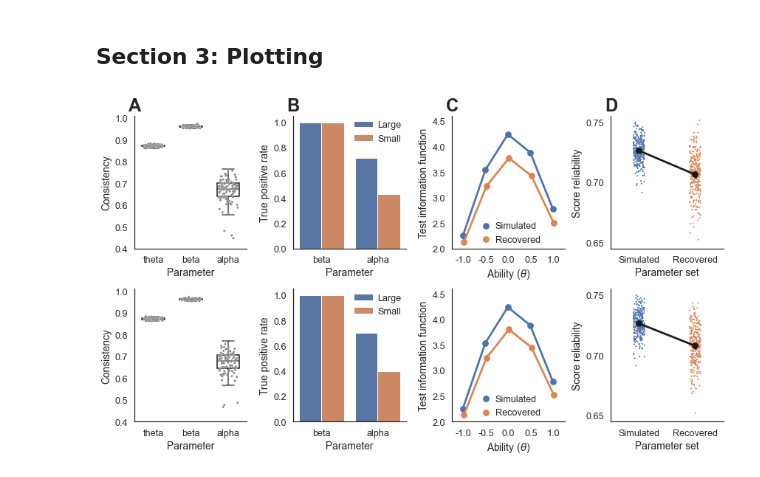
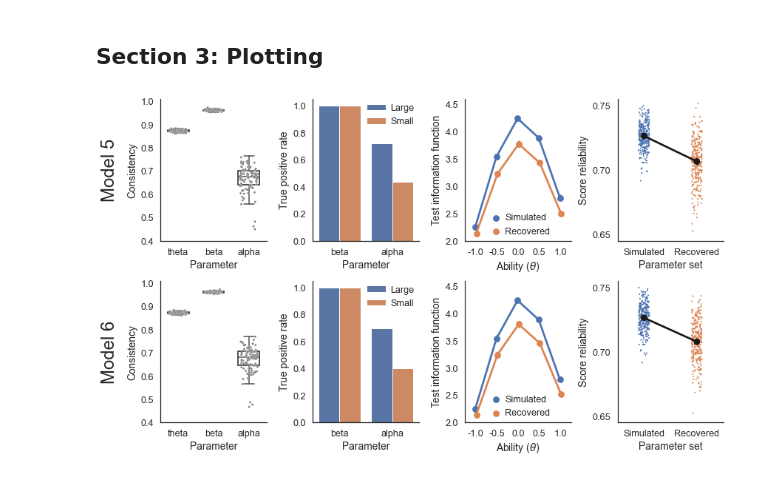
Before and after one commit to ndawlab/mars-irt, a Jupyter notebook: 02_Design/recovery.ipynb, the cells around one changed output. Cells and saved outputs as stored; diff of their text form; code cells hidden in the pictures.

Commit message:
updated supp figure

```diff
--- a/02_Design/recovery.ipynb
+++ b/02_Design/recovery.ipynb
@@ -163,8 +163,8 @@ for i, model in enumerate(['3pl_m2', '3pl_m3']):
     ax.set(xlabel='Parameter', ylabel='Consistency', ylim=(0.4,1.01))
 
     ## Add annotation.
-    if not i: ax.annotate('A', (0,0), annot_pos, 'axes fraction', va='bottom', ha=annot_ha,
-                          fontsize=annot_fs, fontweight='bold')
+    ax.annotate(f'Model {i+5}', (0,0), (-0.4,0.5), 'axes fraction', rotation=90,
+                fontsize=24, va='center', ha='right')
 
     #~~~~~~~~~~~~~~~~~~~~~~~~~~~~~~~~~~~~~~~~~~#
     ### Column #2: Contrast TPR.
@@ -181,10 +181,6 @@ for i, model in enumerate(['3pl_m2', '3pl_m3']):
     ax.set(xticklabels=['beta','alpha'], xlabel='Parameter', ylabel='True positive rate')
     ax.legend(loc=1, frameon=False, borderpad=0, handletextpad=0.5)
 
-    ## Add annotation.
-    if not i: ax.annotate('B', (0,0), annot_pos, 'axes fraction', va='bottom', ha=annot_ha,
-                          fontsize=annot_fs, fontweight='bold')
-
     #~~~~~~~~~~~~~~~~~~~~~~~~~~~~~~~~~~~~~~~~~~#
     ### Column #3: TIF.
     #~~~~~~~~~~~~~~~~~~~~~~~~~~~~~~~~~~~~~~~~~~#
@@ -195,39 +191,32 @@ for i, model in enumerate(['3pl_m2', '3pl_m3']):
 
     ## Plot test information function.
     sns.pointplot(x='theta', y='tif', hue='param', data=tif.query(query), order=order,
                   dodge=True, ax=ax)
 
     ## Add detail.
     ax.set(xlabel=r'Ability ($\theta$)', ylim=(2.0,4.6), ylabel='Test information function')
     ax.legend(loc=8, frameon=False, borderpad=0, handletextpad=0)
-
-    ## Add annotation.
-    if not i: ax.annotate('C', (0,0), annot_pos, 'axes fraction', va='bottom', ha=annot_ha,
-                          fontsize=annot_fs, fontweight='bold')
 
     #~~~~~~~~~~~~~~~~~~~~~~~~~~~~~~~~~~~~~~~~~~#
     ### Column #4: Reliability.
     #~~~~~~~~~~~~~~~~~~~~~~~~~~~~~~~~~~~~~~~~~~#
 
     ## Initialize plot.
     ax = plt.subplot2grid((2,4), (i,3))
     order=['Simulated','Recovered']
 
     ## Plot reliability.
     sns.stripplot(x='param', y='reliability', data=assembly.query(query), order=order,
                   size=2, zorder=-10, ax=ax)
     sns.pointplot(x='param', y='reliability', data=assembly.query(query), order=order,
                   color='k', ax=ax)
 
     ## Add detail.
     ax.set(xlabel='Parameter set', xticklabels=['Simulated','Recovered'], ylim=(0.645,0.755),
            yticks=[0.65,0.70,0.75], ylabel='Score reliability')
 
-    ## Add annotation.
-    if not i: ax.annotate('D', (0,0), annot_pos, 'axes fraction', va='bottom', ha=annot_ha,
-                          fontsize=annot_fs, fontweight='bold')
-
 sns.despine()
 plt.tight_layout()
+plt.savefig(os.path.join('..', '05_Figures', 'figS04.png'), dpi=100)
 # %% [output]
-[figure, old version]
+[figure, new version]
```
Also changed, not shown: 1 other file.
